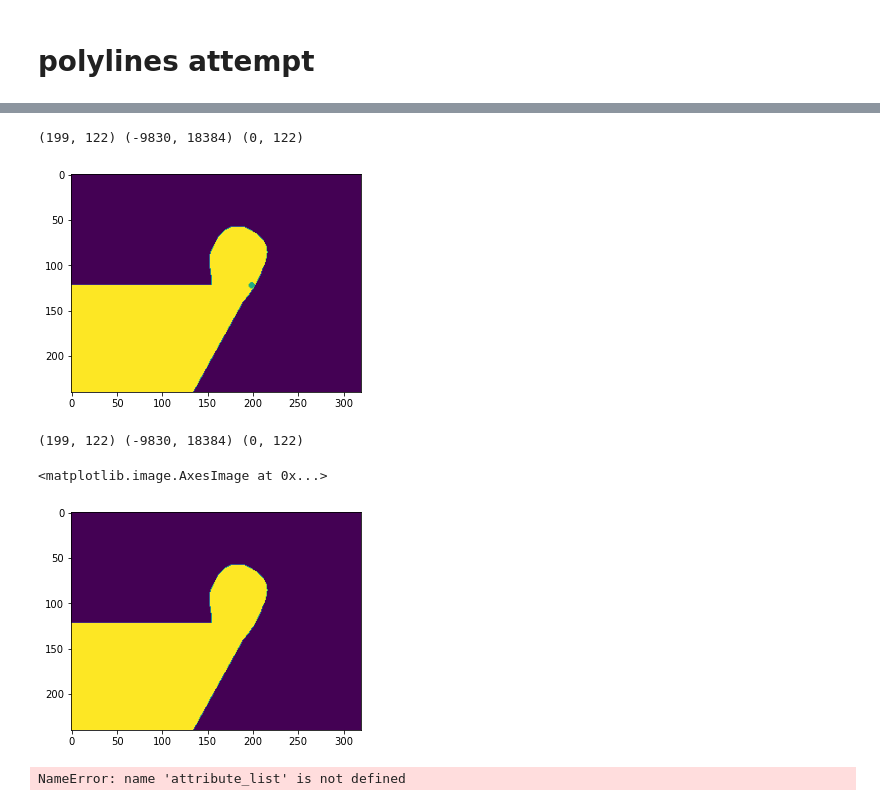
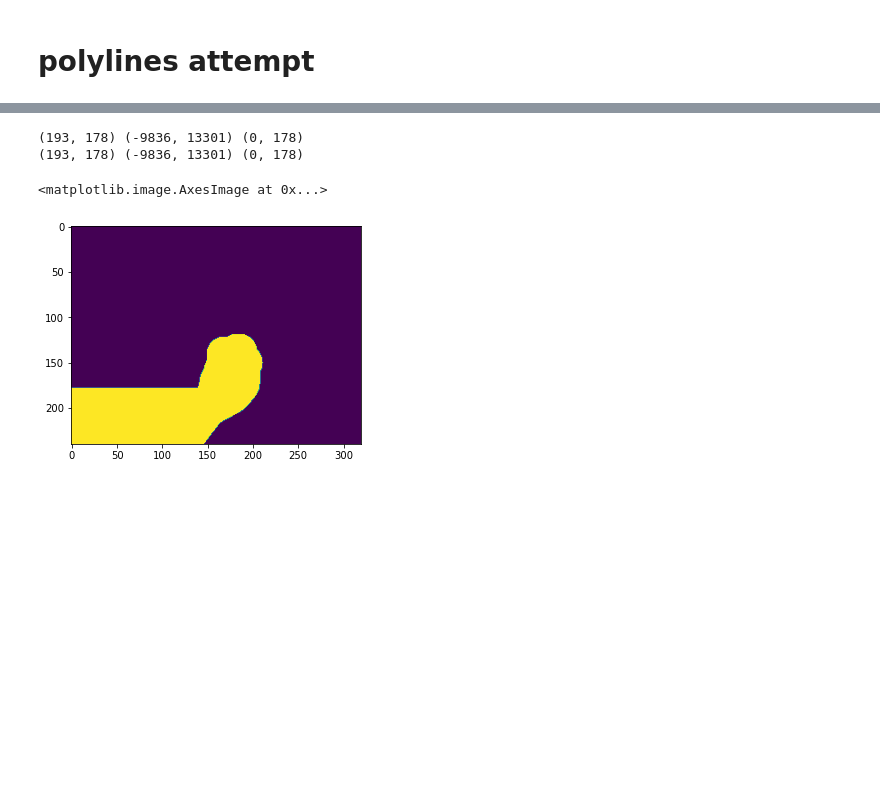
Before and after one commit to cindy-xyi/finger_detection, a Jupyter notebook: finger_detection_palm_subtraction_largest_area.ipynb, the cells around one changed output, grey strips where cells are left out. Cells and saved outputs as stored; diff of their text form; code cells hidden in the pictures; blank space fills up the shorter version.

```diff
--- a/finger_detection_palm_subtraction_largest_area.ipynb
+++ b/finger_detection_palm_subtraction_largest_area.ipynb
@@ -7,11 +7,12 @@ import cv2
 import util
 import palm_subtraction as PS
 # %%
-file = "data/acquisitions/S2/G1/2-color.png"
-# file = "data/acquisitions/S1/G8/26-color.png"
+# file = "data/acquisitions/S2/G1/2-color.png"
+file = "data/acquisitions/S1/G8/26-color.png"
 # file = 'data/acquisitions/S4/G5/22-color.png'
 # file = r'.\data\acquisitions\S1\G1\23-color.png'
 # file = r'.\data\acquisitions\S1\G1\24-color.png'
+# file = r'.\data\acquisitions\S4\G6\30-color.png'
 label = '5'
 train_image = cv2.imread(file, cv2.IMREAD_COLOR)
 
@@ -19,5 +20,9 @@ depth_img = util.read_depth_map(file[:-9] + 'depth.bin')
 
 # Clean depth image of noise
 bin_img = PS.clean_image(depth_img)
+plt.figure(1)
+plt.imshow(depth_img)
+plt.figure(2)
 plt.imshow(bin_img)
+plt.show()
 # %% [output]
@@ -74,9 +63,6 @@ def convert2imgcoords(x, y, slope, num_row, scale=9999):
     if p2[0]*p2[1] > 0:
         p1, p2 = (x, num_row - y),(x + scale, int(scale * (-slope) + num_row - y))
     return p1, p2
-
-#     return(x, num_row - y), (x - scale, int(-scale * (-slope) + num_row - y))
-#     return(x, num_row - y),(x + scale, int(scale * (-slope) + num_row - y))
 
 
 def wrist_subtraction(palm_img, radius=30, display=False):
@@ -93,7 +79,7 @@ def wrist_subtraction(palm_img, radius=30, display=False):
 
     return_img = cv2.fillPoly(img,[np.int32(corners)], 255)
     if display is True:
-        display_image = cv2.circle(return_img, p1, 2, 155, 2)
+        display_image = cv2.circle(return_img.copy(), p1, 2, 155, 2)
         plt.imshow(display_image)
 
     return return_img
@@ -115,27 +101,9 @@ plt.imshow(wrist_subtraction(image_dilate, display=False))
 # %%
-wrist_subtraction(image_dilate, display=True)
+negative_img = wrist_subtraction(image_dilate, display=False)
 plt.show()
 plt.imshow(wrist_subtraction(image_dilate, display=False))
 # %% [output]
-(199, 122) (-9830, 18384) (0, 122)
+(193, 178) (-9836, 13301) (0, 178)
+(193, 178) (-9836, 13301) (0, 178)
+<matplotlib.image.AxesImage at 0x...>
-[figure, old version]
+[figure, new version]
-(199, 122) (-9830, 18384) (0, 122)
-<matplotlib.image.AxesImage at 0x...>
-[figure, removed]
-# %%
-p1, p2 = convert2imgcoords(int((attribute_list[0]["position"]["x"])),
-                           int((attribute_list[0]["position"]["y"])),
-                           np.tan(attribute_list[0]["orientation"]), h)
-radius = 30
-p1 = (p1[0]+radius, p1[1])
-p3 = (0, p1[1])
-p4 = (0, p2[1])
-
-corners = np.array([np.array(p1), np.array(p2), np.array(p3)])
-
-test_image = image_dilate.copy()
-img3 = cv2.fillPoly(test_image,[np.int32(corners)], 255)
-img3 = cv2.circle(img3, p1, 2, 155, 2)
-plt.imshow(img3)
-# %% [output]
-NameError: name 'attribute_list' is not defined
```
Also changed, not shown: parts of 13 cells of this notebook, 12 other files.
